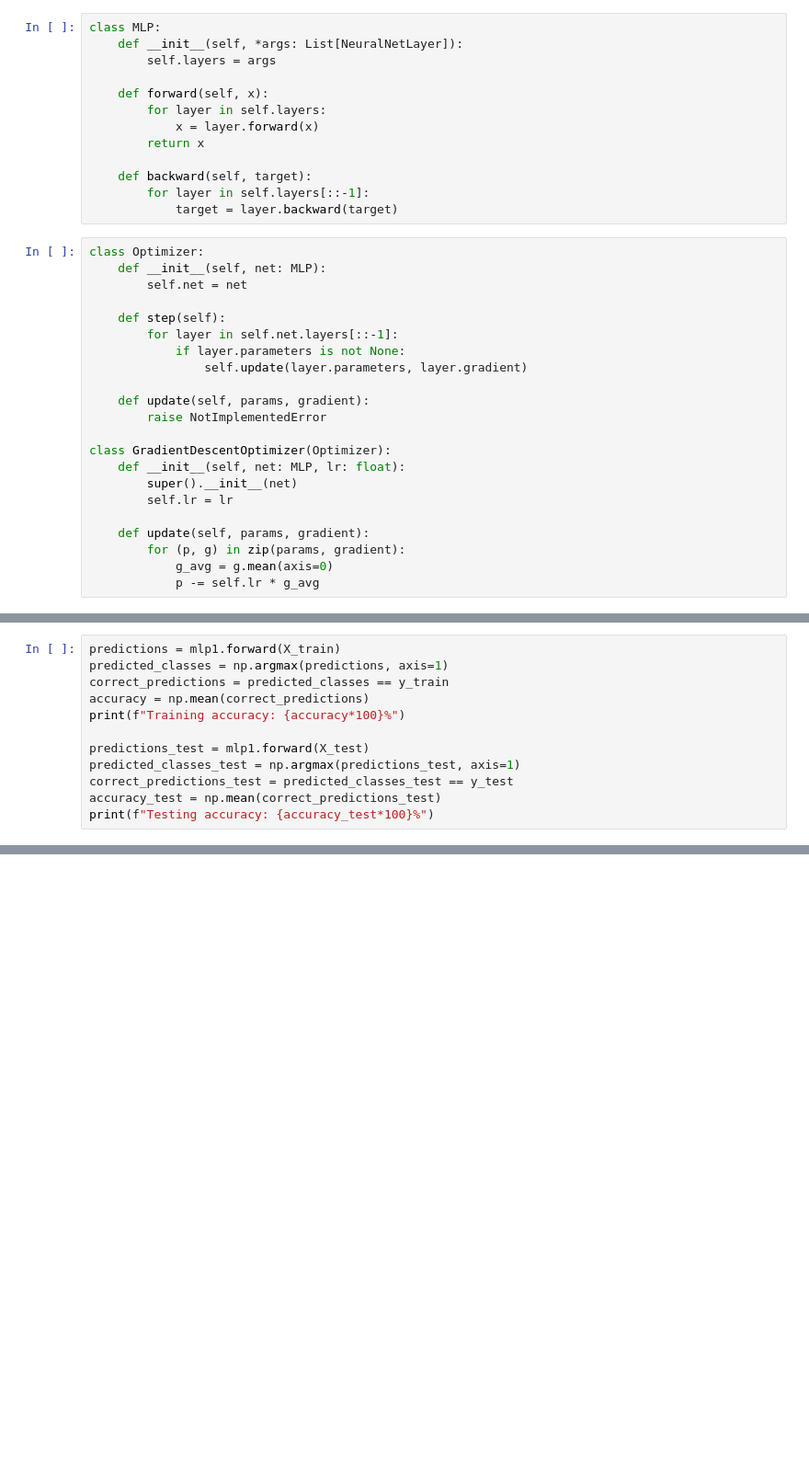
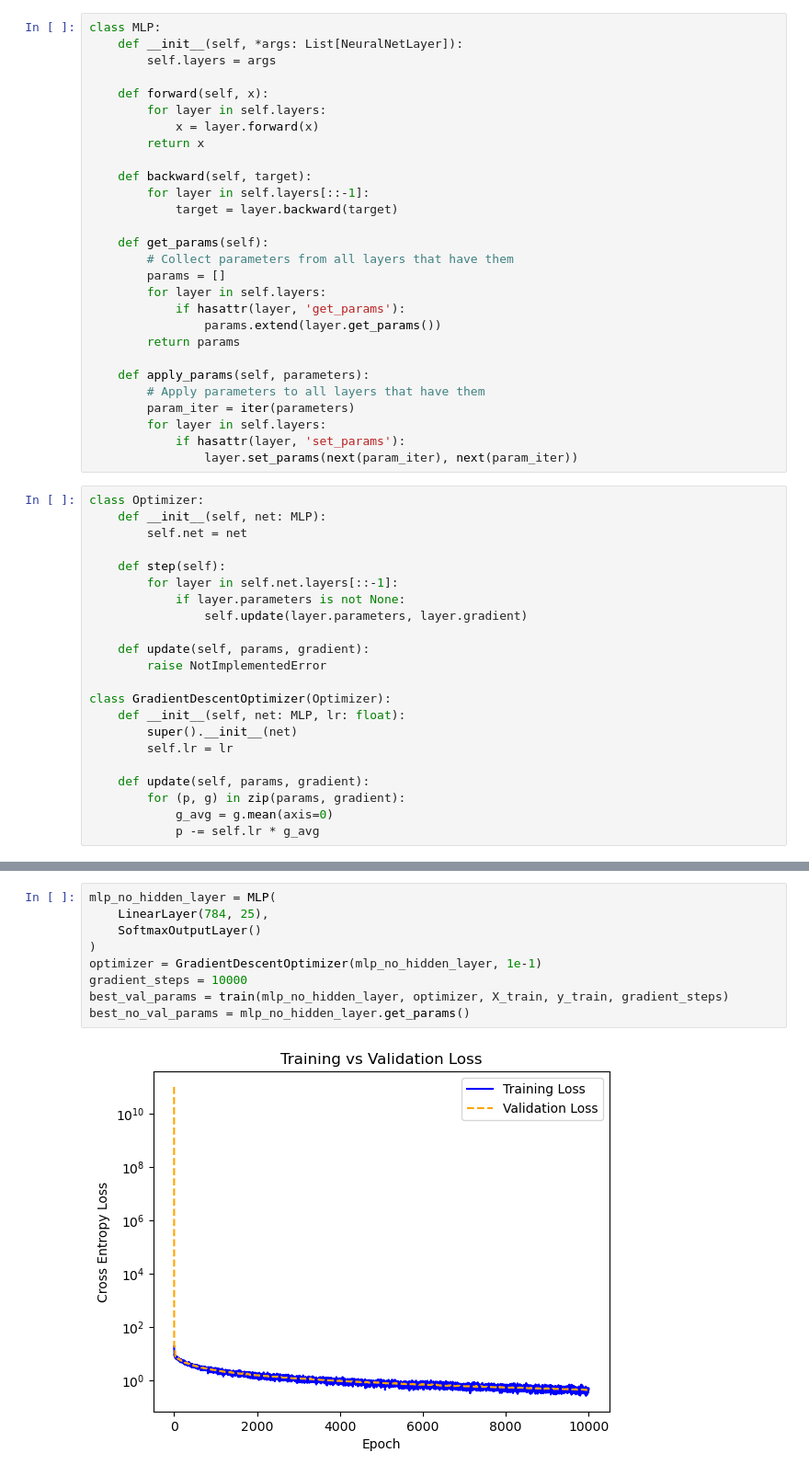
Before and after one commit to ZachGurberg/COMP551_Assignment3, a Jupyter notebook: testing.ipynb, the cells around one changed output, grey strips where cells are left out. Shown at 92% size. Cells and saved outputs as stored; diff of their text form; blank space fills up the shorter version.

Commit message:
trainval split

```diff
--- a/testing.ipynb
+++ b/testing.ipynb
@@ -142,6 +132,21 @@ class MLP:
     def backward(self, target):
         for layer in self.layers[::-1]:
             target = layer.backward(target)
+
+    def get_params(self):
+        # Collect parameters from all layers that have them
+        params = []
+        for layer in self.layers:
+            if hasattr(layer, 'get_params'):
+                params.extend(layer.get_params())
+        return params
+
+    def apply_params(self, parameters):
+        # Apply parameters to all layers that have them
+        param_iter = iter(parameters)
+        for layer in self.layers:
+            if hasattr(layer, 'set_params'):
+                layer.set_params(next(param_iter), next(param_iter))
 # %%
 class Optimizer:
     def __init__(self, net: MLP):
@@ -211,12 +171,0 @@ train(mlp1, opt1, X_train, y_train, GRADIENT_STEPS)
-# %%
-predictions = mlp1.forward(X_train)
-predicted_classes = np.argmax(predictions, axis=1)
-correct_predictions = predicted_classes == y_train
-accuracy = np.mean(correct_predictions)
-print(f"Training accuracy: {accuracy*100}%")
-
-predictions_test = mlp1.forward(X_test)
-predicted_classes_test = np.argmax(predictions_test, axis=1)
-correct_predictions_test = predicted_classes_test == y_test
-accuracy_test = np.mean(correct_predictions_test)
-print(f"Testing accuracy: {accuracy_test*100}%")
@@ -225,0 +283,11 @@ Testing accuracy: 56.10708310094813%
+# %%
+mlp_no_hidden_layer = MLP(
+    LinearLayer(784, 25),
+    SoftmaxOutputLayer()
+)
+optimizer = GradientDescentOptimizer(mlp_no_hidden_layer, 1e-1)
+gradient_steps = 10000
+best_val_params = train(mlp_no_hidden_layer, optimizer, X_train, y_train, gradient_steps)
+best_no_val_params = mlp_no_hidden_layer.get_params()
+# %% [output]
+[figure, added]
```
Also changed, not shown: parts of 19 cells of this notebook, 6 other files.
